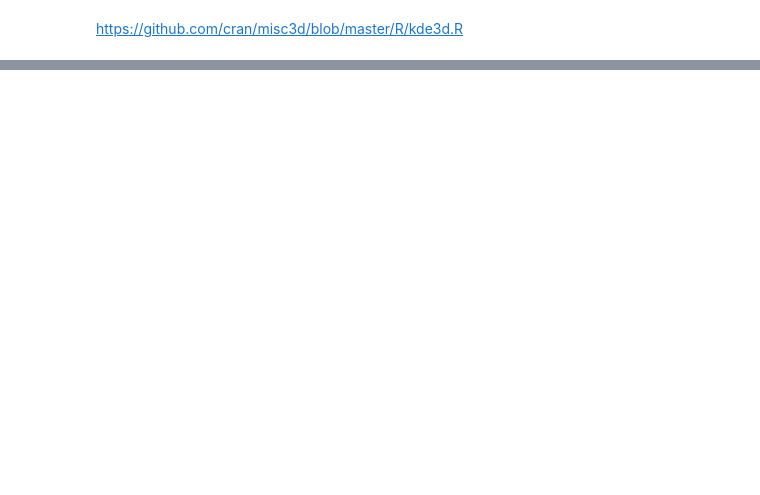
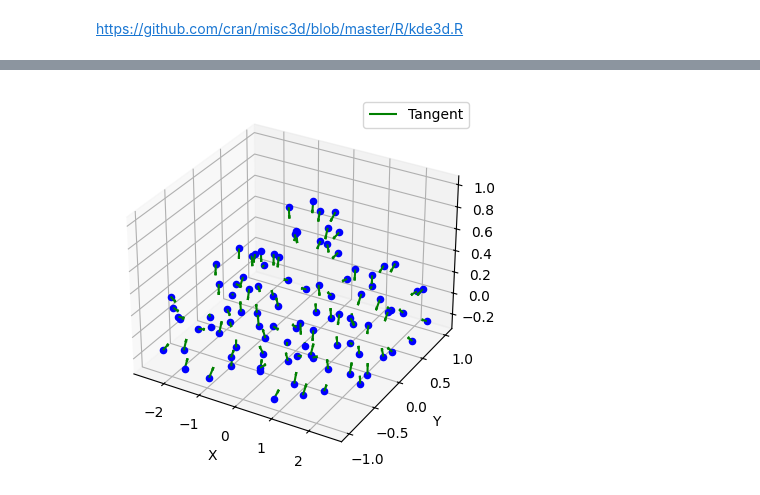
Before and after one commit to vinca0224/3D, a Jupyter notebook: trimesh.ipynb, the cells around one changed output, grey strips where cells are left out. Cells and saved outputs as stored; diff of their text form; code cells hidden in the pictures; blank space fills up the shorter version.

```diff
--- a/trimesh.ipynb
+++ b/trimesh.ipynb
@@ -218,0 +317,70 @@ https://github.com/cran/misc3d/blob/master/R/kde3d.R
+# %%
+import numpy as np
+import matplotlib.pyplot as plt
+from sklearn.neighbors import NearestNeighbors
+
+def compute_tangent_vectors(points, k=10):
+    """
+    각 점에 대해 탄젠트 벡터를 계산하는 함수.
+
+    :param points: 점들의 좌표, (n, 3) 배열
+    :param k: 각 점에 대해 고려할 최근접 이웃의 수
+    :return: 각 점의 탄젠트 벡터, (n, 3) 배열
+    """
+    nbrs = NearestNeighbors(n_neighbors=k+1, algorithm='auto').fit(points)
+    _, indices = nbrs.kneighbors(points)
+
+    tangent_vectors = np.zeros(points.shape)
+
+    # 각 점에 대해 탄젠트 벡터 계산
+    for i, neighbors in enumerate(indices):
+        if len(neighbors) > 1:
+            # 인접 점들과의 차분 벡터 계산
+            diffs = points[neighbors[1:]] - points[i]
+            # 평균 차분 벡터 계산
+            mean_diff = np.mean(diffs, axis=0)
+            # 정규화하여 탄젠트 벡터 계산
+            tangent = mean_diff / np.linalg.norm(mean_diff)
+            tangent_vectors[i] = tangent
+
+    return tangent_vectors
+
+def plot_tangent_vectors(points, tangent_vectors, sample_rate=0.1):
+    """
+    각 점의 탄젠트 벡터를 시각화하는 함수.
+
+    :param points: 점들의 좌표, (n, 3) 배열
+    :param tangent_vectors: 각 점의 탄젠트 벡터, (n, 3) 배열
+    :param sample_rate: 시각화할 점들의 비율
+    """
+    fig = plt.figure()
+    ax = fig.add_subplot(111, projection='3d')
+
+    # 샘플링하여 시각화
+    n_samples = int(len(points) * sample_rate)
+    sample_indices = np.random.choice(len(points), n_samples, replace=False)
+
+    for i in sample_indices:
+        point = points[i]
+        tangent = tangent_vectors[i]
+        ax.scatter(*point, color='b')  # 점 표시
+        ax.quiver(*point, *tangent, color='g', length=0.1, normalize=True, label='Tangent' if i == sample_indices[0] else "")
+
+    # 그래프 설정
+    ax.set_xlabel('X')
+    ax.set_ylabel('Y')
+    ax.set_zlabel('Z')
+    plt.legend()
+    plt.show()
+
+# # 예제 데이터 생성
+# np.random.seed(0)
+# points = np.random.rand(100, 3)  # 100개의 무작위 3D 점
+
+# 탄젠트 벡터 계산
+tangent_vectors = compute_tangent_vectors(points, k=10)
+
+# 탄젠트 벡터 시각화
+plot_tangent_vectors(points, tangent_vectors, sample_rate=1)
+# %% [output]
+[figure, added]
```
Also changed, not shown: parts of 11 cells of this notebook, 1 other file.
